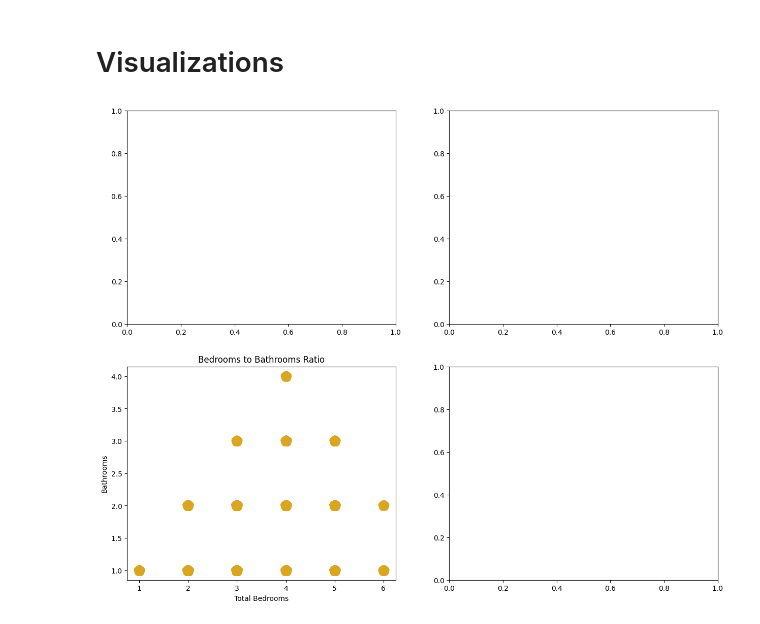
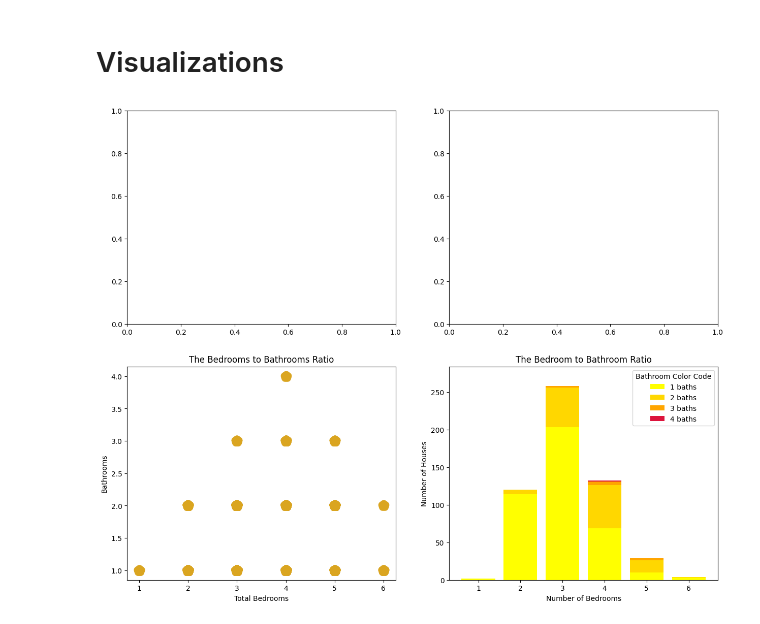
Before and after one commit to 110325-Data-Foundations/Group3P3, a Jupyter notebook: Project3.ipynb, the cells around one changed output. Cells and saved outputs as stored; diff of their text form; code cells hidden in the pictures.

Commit message:
finished two charts

```diff
--- a/Project3.ipynb
+++ b/Project3.ipynb
@@ -91,11 +91,57 @@ array([2, 4, 2, 2, 1, 3, 3, 3, 1, 2, 1, 3, 2, 2, 2, 1, 2, 2, 2, 2, 1, 2,
 # %%
 fig, axes = plt.subplots(2, 2, figsize = (15, 12))
 
-axes[1, 0].scatter(beds, baths, marker = 'p', color = 'goldenrod', linewidth = 10) # Bottom left spot is this scatter plot
-axes[1,0].set_title("Bedrooms to Bathrooms Ratio")
-axes[1,0].set_xlabel("Total Bedrooms")
+# Chart [1,0]
+
+# This scatter plot is [1,0] Bottom left spot
+axes[1,0].scatter(beds, baths, marker = 'p', color = 'goldenrod', linewidth = 10)
+axes[1,0].set_title("The Bedrooms to Bathrooms Ratio")
+axes[1,0].set_xlabel("Total Bedrooms") # Seems like 4 bedrooms is the best, more than that seems to be just empty rich mansions
 axes[1,0].set_ylabel("Bathrooms")
 
-plt.show() # Seems like 4 bedrooms is the best, more than that seems to be just empty rich mansions
+
+# Chart [1,1]
+
+# Making a stacked bar chart data matrix
+unique_beds = np.unique(beds)
+unique_baths = np.unique(baths)
+
+# Stacked bar matrix (rows=baths, cols=beds)
+stack_matrix = np.zeros((len(unique_baths), len(unique_beds)))
+
+for i, b in enumerate(unique_beds):
+    for x, bath in enumerate(unique_baths):
+        stack_matrix[x, i] = np.sum((beds == b) & (baths == bath))
+
+# Number of bathrooms : color in chart
+bath_colors = {
+    1: "yellow",
+    2: "gold",
+    3: "orange",
+    4: "crimson"
+    }
+# Start all stacks at 0
+bottom = np.zeros(len(unique_beds))
+
+# Plotted in the [1,1] dashboard position
+for x, bath in enumerate(unique_baths):
+    color = bath_colors.get(bath, "grey")  # fallback for unexpected values
+    axes[1,1].bar(
+                  unique_beds, stack_matrix[x],
+                  bottom = bottom,
+                  color = color,
+                  label = (f"{bath} baths"))
+    bottom += stack_matrix[x]
+
+axes[1,1].set_title("The Bedroom to Bathroom Ratio")
+axes[1,1].set_xlabel("Number of Bedrooms")
+axes[1,1].set_ylabel("Number of Houses")
+axes[1,1].legend(title = "Bathroom Color Code")
+
+# So it doesn't touch the top
+max_height = np.max(np.sum(stack_matrix, axis = 0)) # Calculate maximum height of stacked bars
+axes[1,1].set_ylim(0, max_height * 1.1) # Add a small 10% padding
+
+plt.show()
 # %% [output]
-[figure, old version]
+[figure, new version]
```
Also changed, not shown: parts of 1 cell of this notebook.
